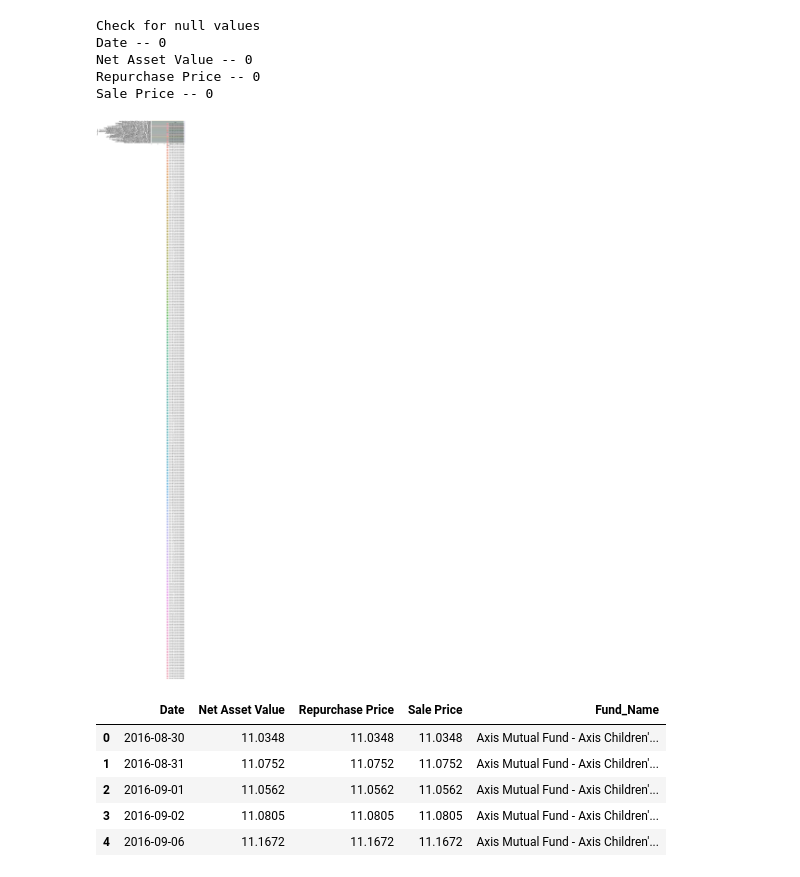
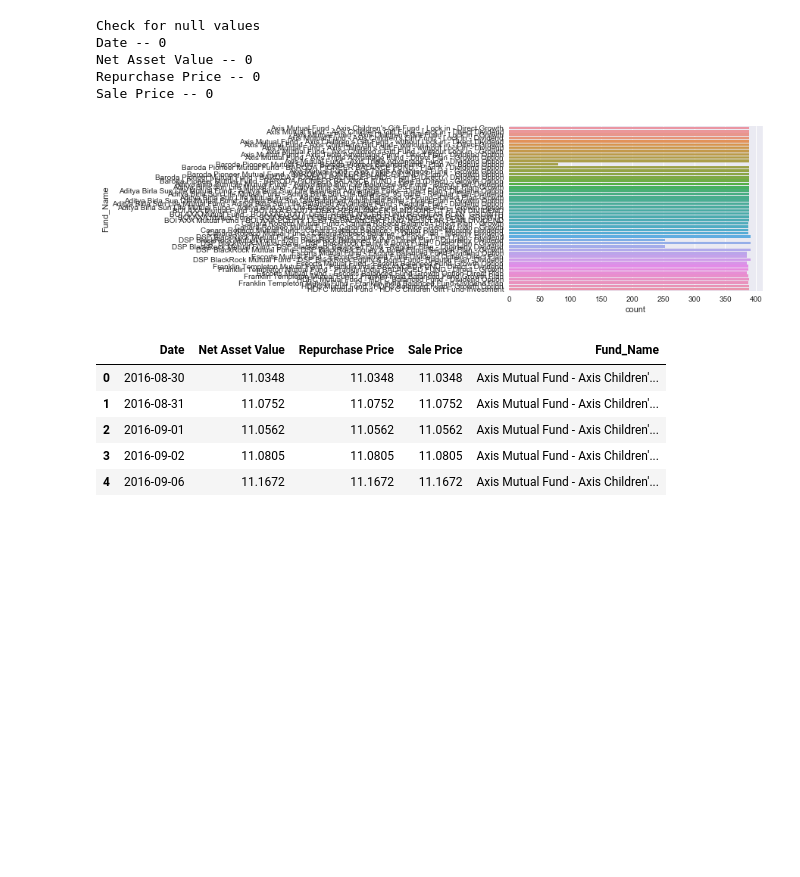
Before and after one commit to Srikar07/Kaggle_Titanic, a Jupyter notebook: AMFI_prediction/AMFI_prediction.ipynb, the cells around one changed output. Drawn from its saved outputs; the diff is of its cells as text; code cells hidden in the pictures; blank space fills up the shorter version.

```diff
--- a/AMFI_prediction/AMFI_prediction.ipynb
+++ b/AMFI_prediction/AMFI_prediction.ipynb
@@ -76,9 +76,9 @@ Sale Price -- 0
 #amfi_dataset.groupby(['Fund_Name']).count().plot()
 # %%
 sns.set(style="darkgrid")
-ax = sns.countplot(y="Fund_Name", data=amfi_dataset, hue = 'Date')
+ax = sns.countplot(y="Fund_Name", data=amfi_dataset)
 # %% [output]
-[figure, old version]
+[figure, new version]
 # %%
 amfi_dataset.head()
 # %% [output]
```
